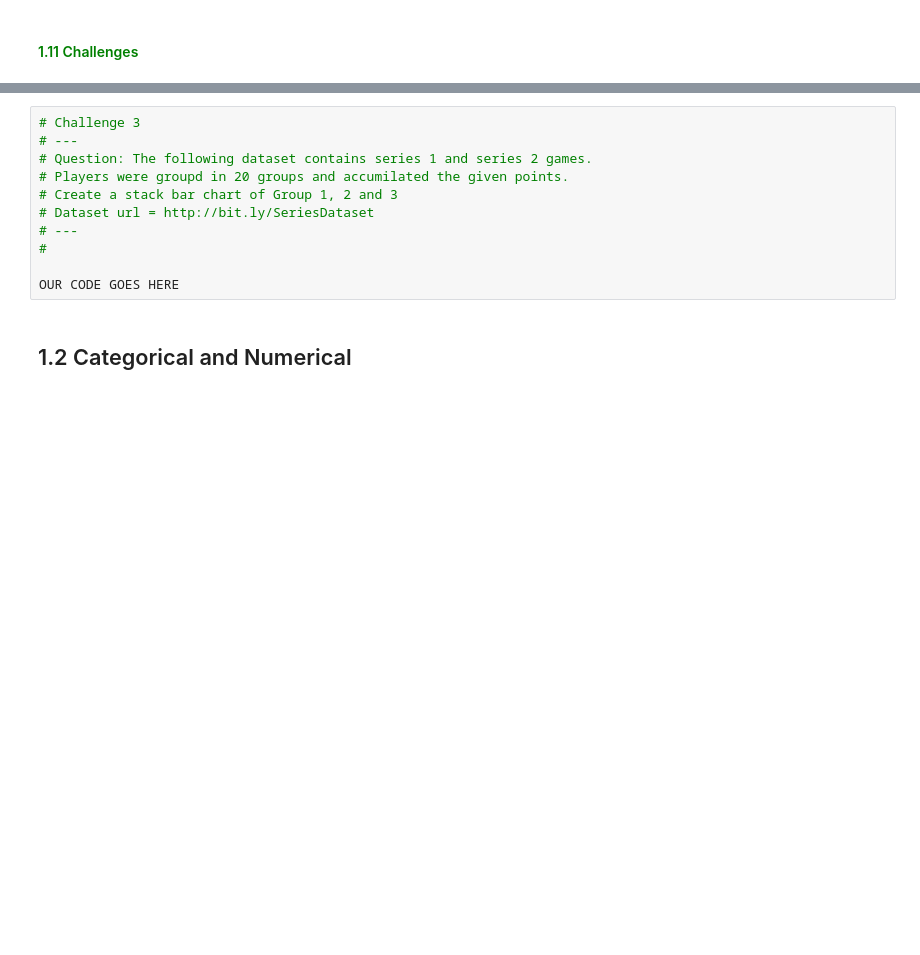
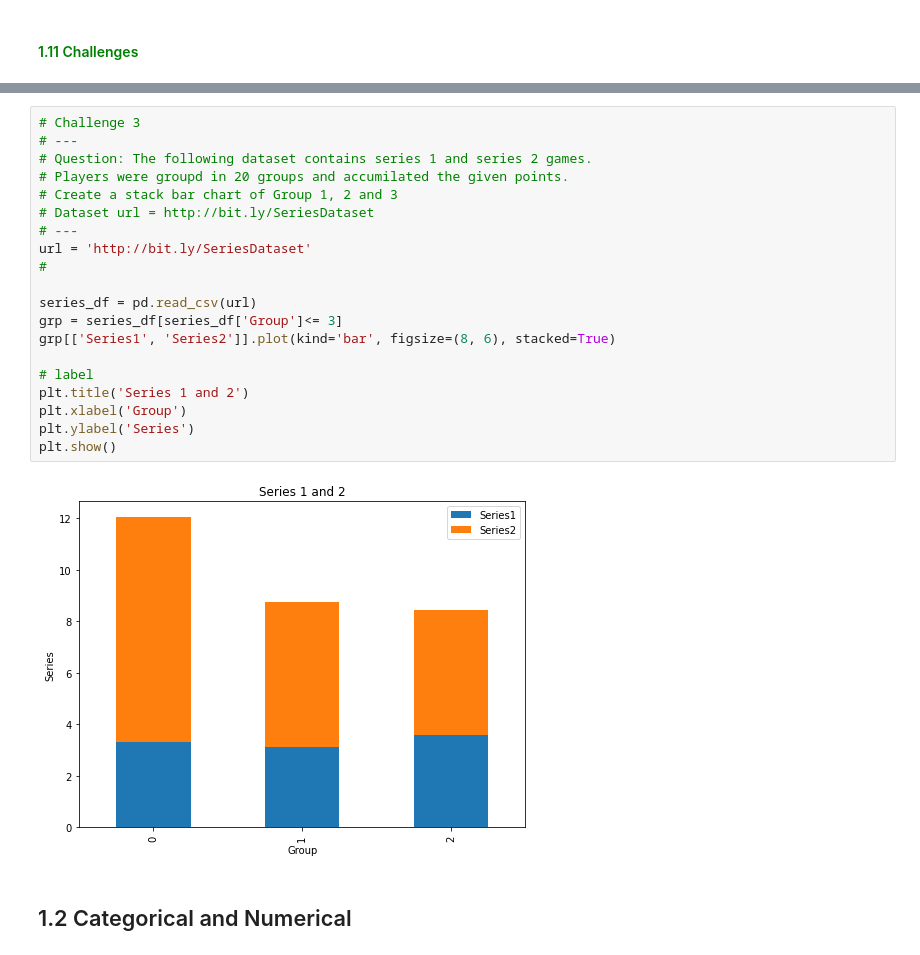
Before and after one commit to Ruoro/moringadescstats, a Jupyter notebook: Copy_of_Bivariate_Analysis_with_Python_Exercise.ipynb, the cells around one changed output, grey strips where cells are left out. Saved outputs shown, nothing was run; the diff lists cells and outputs as text; blank space fills up the shorter version.

```diff
--- a/Copy_of_Bivariate_Analysis_with_Python_Exercise.ipynb
+++ b/Copy_of_Bivariate_Analysis_with_Python_Exercise.ipynb
@@ -622,14 +660,25 @@ OUR CODE GOES HERE
 # %%
 # Challenge 3
 # ---
 # Question: The following dataset contains series 1 and series 2 games.
 # Players were groupd in 20 groups and accumilated the given points.
 # Create a stack bar chart of Group 1, 2 and 3
 # Dataset url = http://bit.ly/SeriesDataset
 # ---
+url = 'http://bit.ly/SeriesDataset'
 #
 
-OUR CODE GOES HERE
+series_df = pd.read_csv(url)
+grp = series_df[series_df['Group']<= 3]
+grp[['Series1', 'Series2']].plot(kind='bar', figsize=(8, 6), stacked=True)
+
+# label
+plt.title('Series 1 and 2')
+plt.xlabel('Group')
+plt.ylabel('Series')
+plt.show()
+# %% [output]
+[figure, added]
 # %% [markdown]
 ## 1.2 Categorical and Numerical
 # %% [markdown]
```
Also changed, not shown: parts of 13 cells of this notebook.
